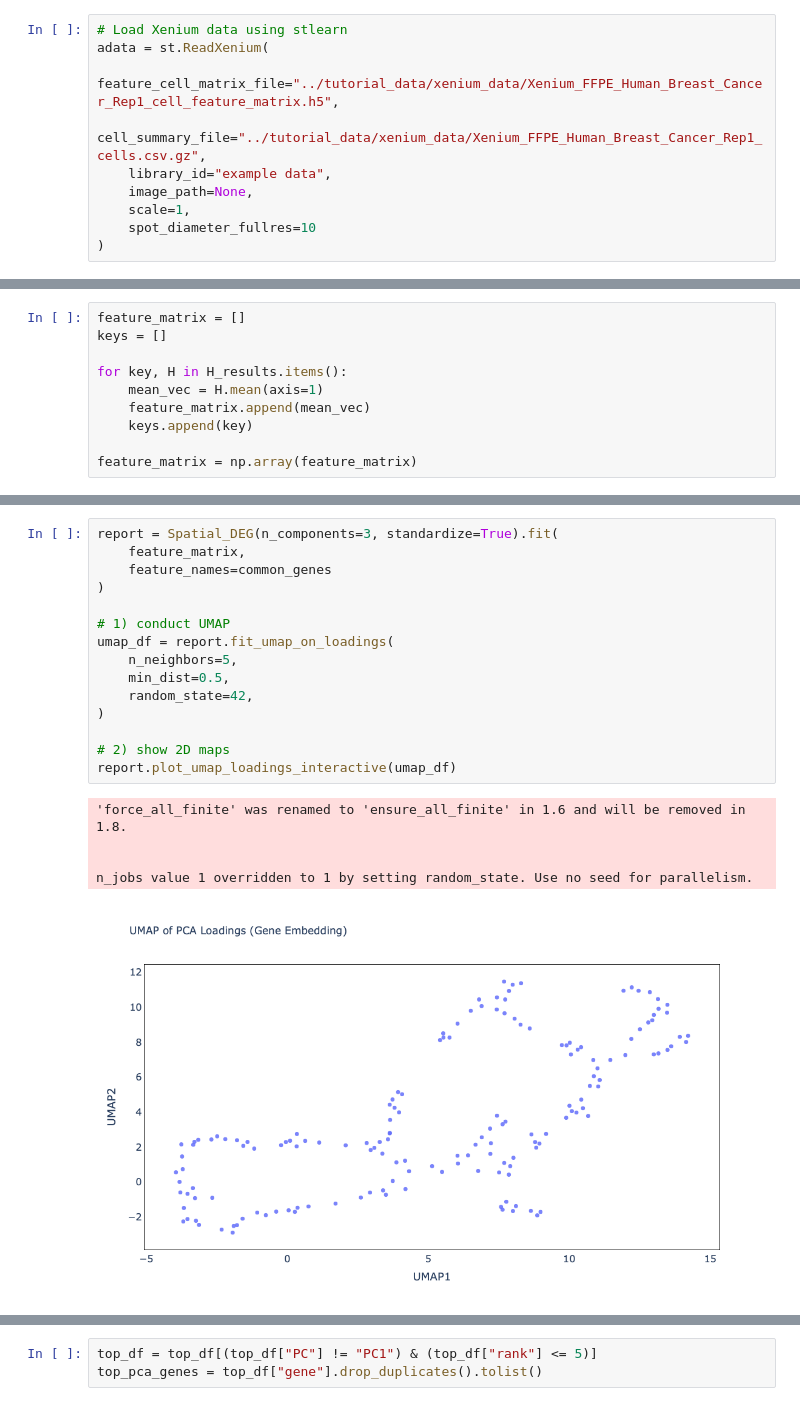
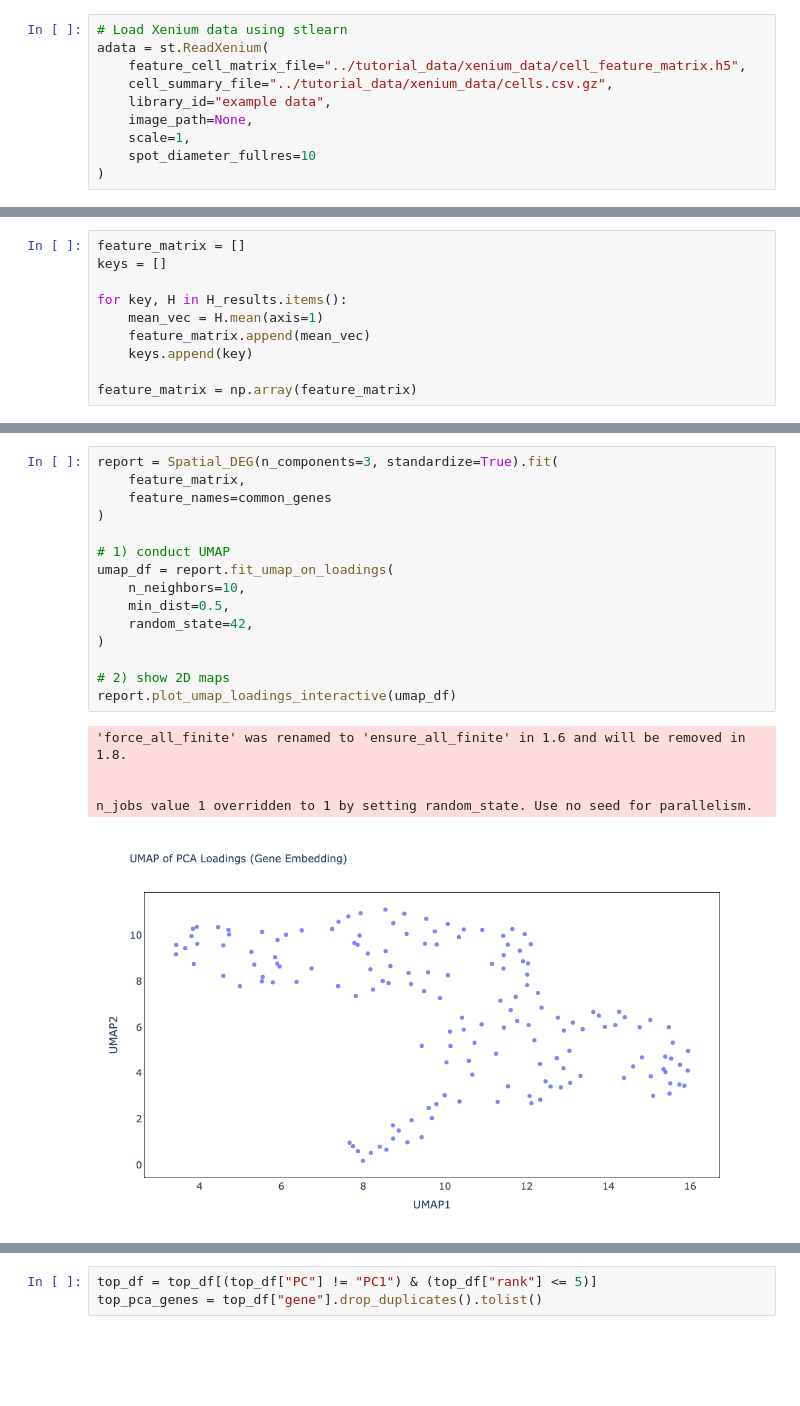
Before and after one commit to RyosukeNomural/SpatialCompassV, a Jupyter notebook: docs/tutorials/spatial_deg/index.ipynb, the cells around one changed output, grey strips where cells are left out. Drawn from its saved outputs; the diff is of its cells as text; blank space fills up the shorter version.

Commit message:
edit cell_analysis

```diff
--- a/docs/tutorials/spatial_deg/index.ipynb
+++ b/docs/tutorials/spatial_deg/index.ipynb
@@ -19,8 +15,8 @@ from tqdm import tqdm
 # %%
 # Load Xenium data using stlearn
 adata = st.ReadXenium(
-    feature_cell_matrix_file="../tutorial_data/xenium_data/Xenium_FFPE_Human_Breast_Cancer_Rep1_cell_feature_matrix.h5",
-    cell_summary_file="../tutorial_data/xenium_data/Xenium_FFPE_Human_Breast_Cancer_Rep1_cells.csv.gz",
+    feature_cell_matrix_file="../tutorial_data/xenium_data/cell_feature_matrix.h5",
+    cell_summary_file="../tutorial_data/xenium_data/cells.csv.gz",
     library_id="example data",
     image_path=None,
     scale=1,
@@ -321,24 +317,24 @@ top_pca_genes = top_df["gene"].drop_duplicates().tolist()
 # %%
 report = Spatial_DEG(n_components=3, standardize=True).fit(
     feature_matrix,
     feature_names=common_genes
 )
 
 # 1) conduct UMAP
 umap_df = report.fit_umap_on_loadings(
-    n_neighbors=5,
+    n_neighbors=10,
     min_dist=0.5,
     random_state=42,
 )
 
 # 2) show 2D maps
 report.plot_umap_loadings_interactive(umap_df)
 # %% [output]
 'force_all_finite' was renamed to 'ensure_all_finite' in 1.6 and will be removed in 1.8.
 
 
 n_jobs value 1 overridden to 1 by setting random_state. Use no seed for parallelism.
-[figure, old version]
+[figure, new version]
 # %%
 # Extract UMAP coordinates
 X = umap_df[["UMAP1", "UMAP2"]].values
```
Also changed, not shown: parts of 12 cells of this notebook, 11 other files.
